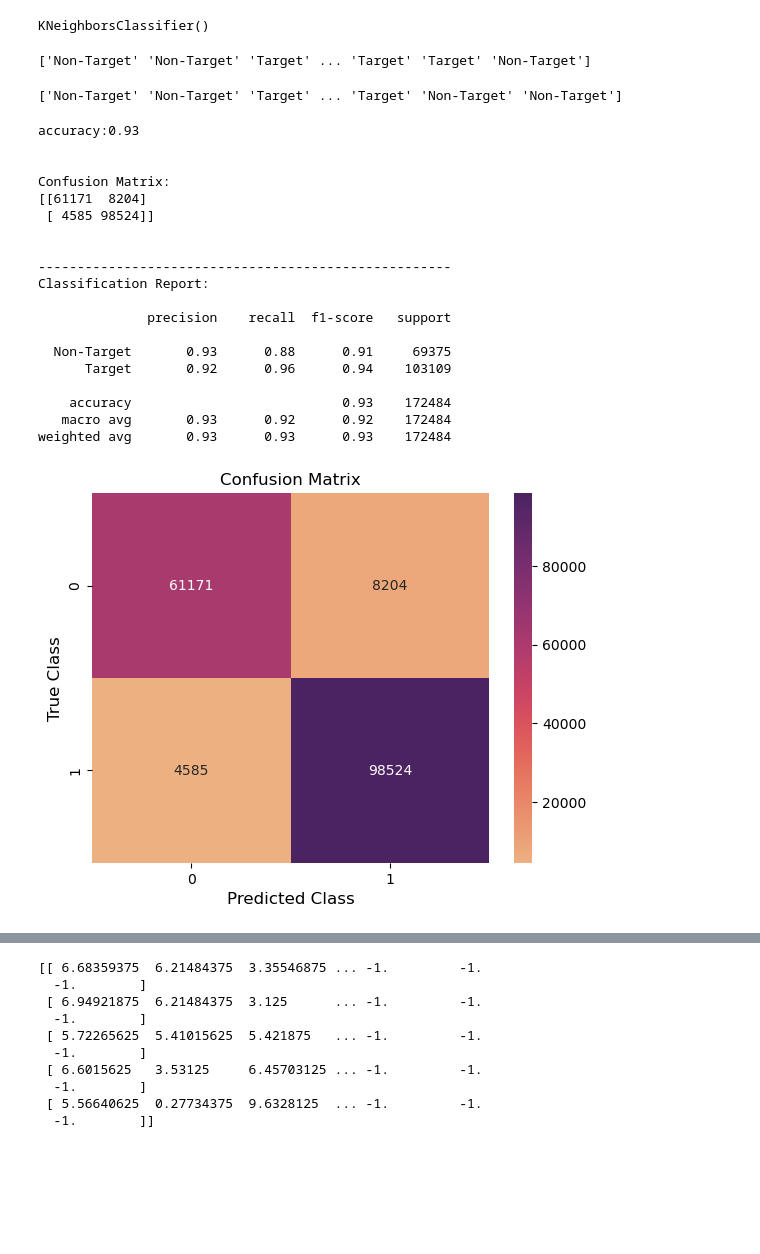
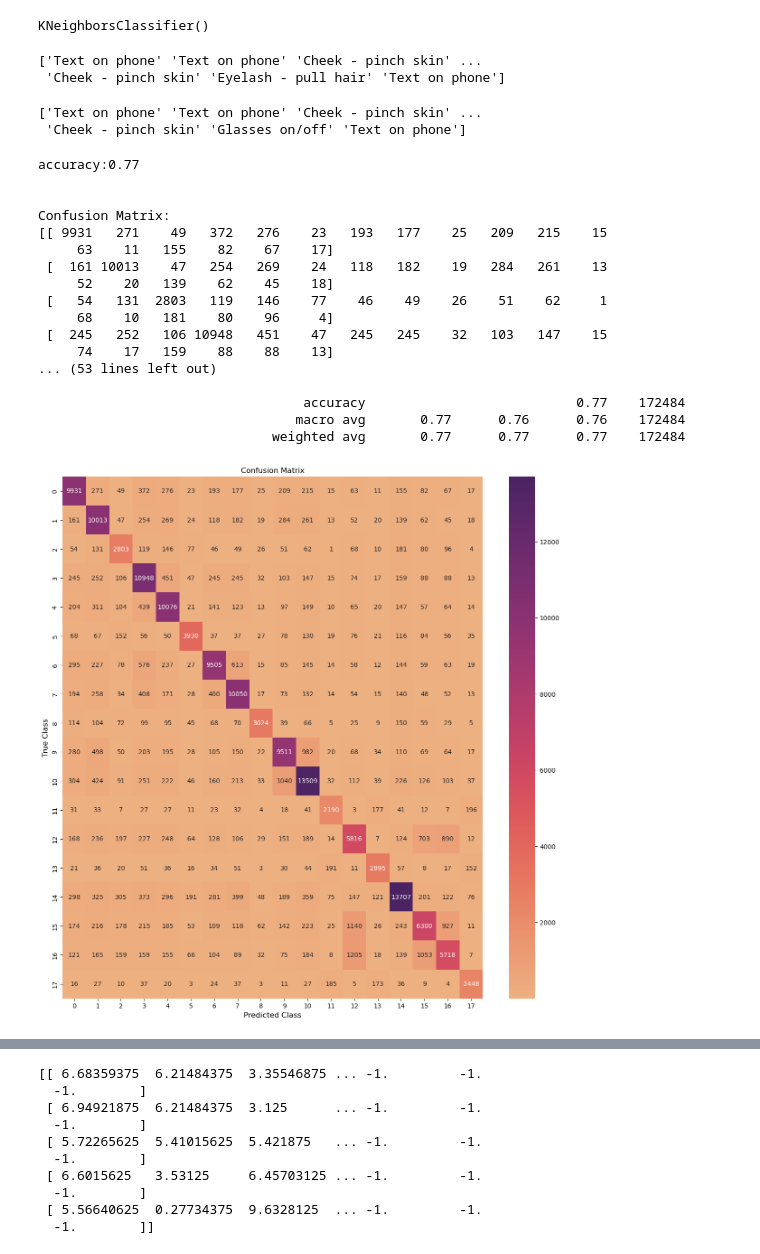
Before and after one commit to Akash-Siva-Kumar-314/kaggle-cmi-detect-behavior-with-sensor-data, a Jupyter notebook: cmi-detect-behavior-KNeighborsClassifier-v01.ipynb, the cells around one changed output, grey strips where cells are left out. Drawn from its saved outputs; the diff is of its cells as text; code cells hidden in the pictures; blank space fills up the shorter version.

```diff
--- a/cmi-detect-behavior-KNeighborsClassifier-v01.ipynb
+++ b/cmi-detect-behavior-KNeighborsClassifier-v01.ipynb
@@ -41,7 +41,7 @@ Length: 341, dtype: int64
 # %%
 # Defining feature and target
 X = df_original_data.iloc[:, 9:].values
-y = df_original_data.iloc[:, 1].values
+y = df_original_data.iloc[:, 8].values
 
 print(X)
 print(y)
@@ -102,12 +103,14 @@ KNeighborsClassifier()
 y_pred = classifier.predict(X_test_s)
 print(y_pred)
 # %% [output]
-['Non-Target' 'Non-Target' 'Target' ... 'Target' 'Target' 'Non-Target']
+['Text on phone' 'Text on phone' 'Cheek - pinch skin' ...
+ 'Cheek - pinch skin' 'Eyelash - pull hair' 'Text on phone']
 # %%
 # Actual values for reference
 print(y_test)
 # %% [output]
-['Non-Target' 'Non-Target' 'Target' ... 'Target' 'Non-Target' 'Non-Target']
+['Text on phone' 'Text on phone' 'Cheek - pinch skin' ...
+ 'Cheek - pinch skin' 'Glasses on/off' 'Text on phone']
 # %%
 # Confusion Matrix
 
@@ -122,36 +125,35 @@ result=metrics.classification_report(y_test,y_pred)
 print('Classification Report: \n')
 print(result)
 # %% [output]
-accuracy:0.93
+accuracy:0.77
 
 
 Confusion Matrix:
-[[61171  8204]
- [ 4585 98524]]
+[[ 9931   271    49   372   276    23   193   177    25   209   215    15
+     63    11   155    82    67    17]
+ [  161 10013    47   254   269    24   118   182    19   284   261    13
+     52    20   139    62    45    18]
+ [   54   131  2803   119   146    77    46    49    26    51    62     1
+     68    10   181    80    96     4]
+ [  245   252   106 10948   451    47   245   245    32   103   147    15
+     74    17   159    88    88    13]
+... (53 lines left out)
 
-
------------------------------------------------------
-Classification Report:
-
-              precision    recall  f1-score   support
-
-  Non-Target       0.93      0.88      0.91     69375
-      Target       0.92      0.96      0.94    103109
-
-    accuracy                           0.93    172484
-   macro avg       0.93      0.92      0.92    172484
-weighted avg       0.93      0.93      0.93    172484
+                                  accuracy                           0.77    172484
+                                 macro avg       0.77      0.76      0.76    172484
+                              weighted avg       0.77      0.77      0.77    172484
 # %%
 # Plotting the confusion matrix
 
+plt.figure(figsize=(15, 15))
 ax=sns.heatmap(cm, cmap='flare', annot=True, fmt='d')
 plt.xlabel("Predicted Class",fontsize=12)
 plt.ylabel("True Class",fontsize=12)
 plt.title("Confusion Matrix",fontsize=12)
 
 plt.show()
 # %% [output]
-[figure, old version]
+[figure, new version]
 # %%
 # Accuracy looks good, using same configuration/model to train using whole data
 # %%
```
Also changed, not shown: parts of 3 cells of this notebook, 11 other files.
